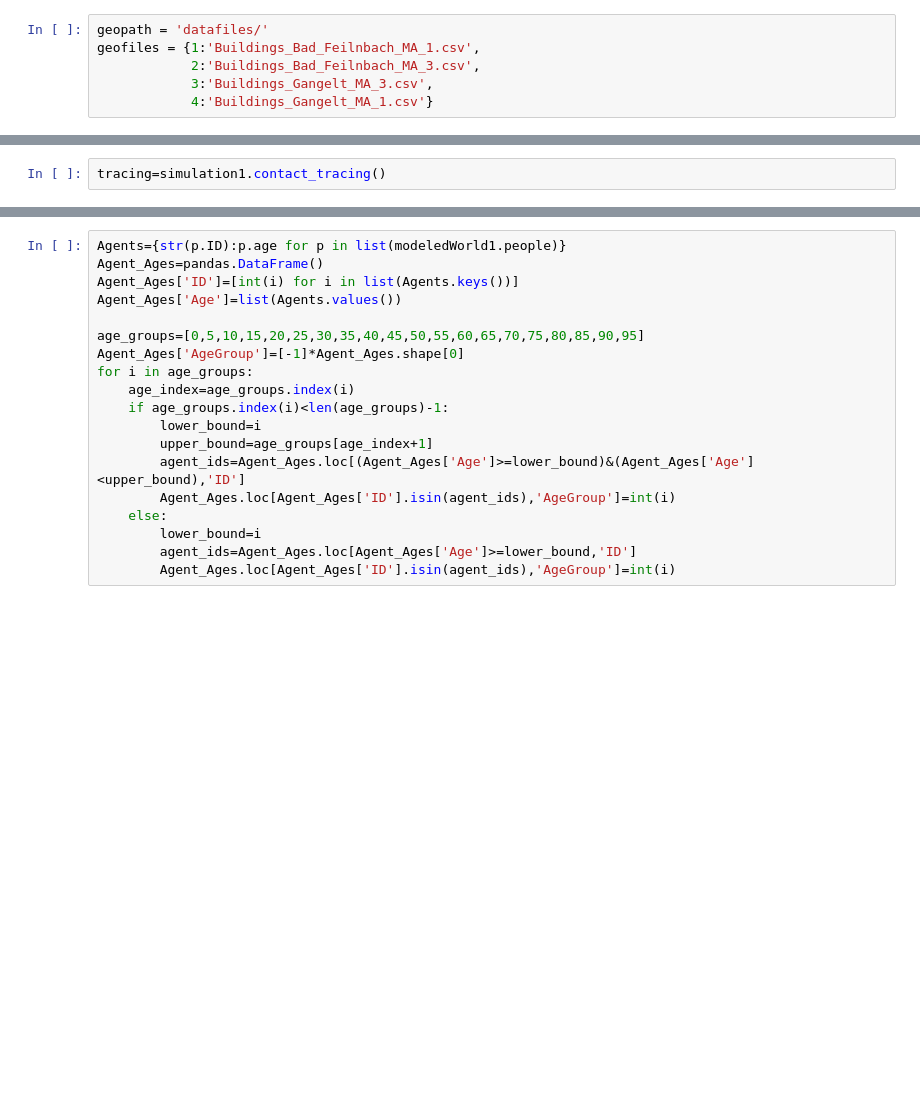
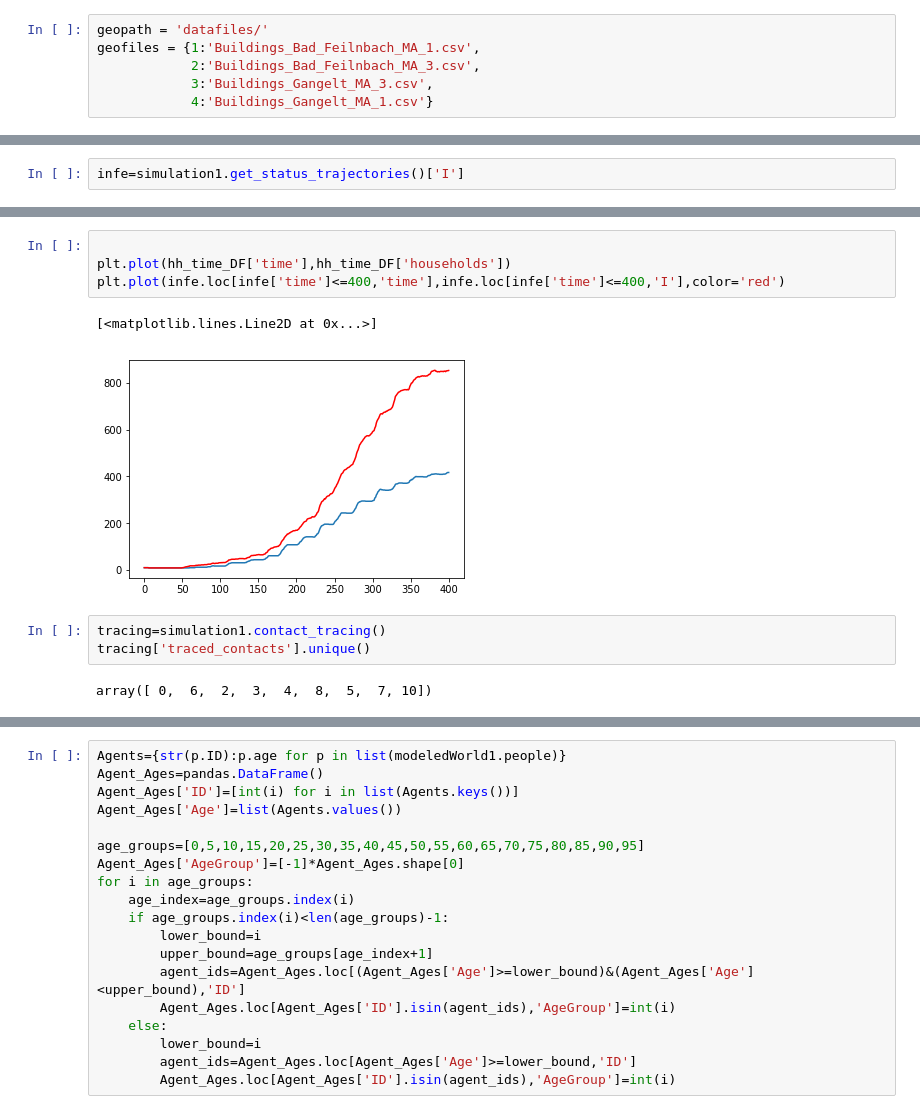
Before and after one commit to joba-1/Corona_Model, a Jupyter notebook: Heatmap_analysis.ipynb, the cells around one changed output, grey strips where cells are left out. Cells and saved outputs as stored; diff of their text form; blank space fills up the shorter version.

```diff
--- a/Heatmap_analysis.ipynb
+++ b/Heatmap_analysis.ipynb
@@ -49,0 +44,2 @@ hh_tot
+# %%
+infe=simulation1.get_status_trajectories()['I']
@@ -50,2 +62,12 @@ hh_tot
+# %%
+
+plt.plot(hh_time_DF['time'],hh_time_DF['households'])
+plt.plot(infe.loc[infe['time']<=400,'time'],infe.loc[infe['time']<=400,'I'],color='red')
+# %% [output]
+[<matplotlib.lines.Line2D at 0x...>]
+[figure, added]
 # %%
 tracing=simulation1.contact_tracing()
+tracing['traced_contacts'].unique()
+# %% [output]
+array([ 0,  6,  2,  3,  4,  8,  5,  7, 10])
```
Also changed, not shown: parts of 15 cells of this notebook, 1 other file.
